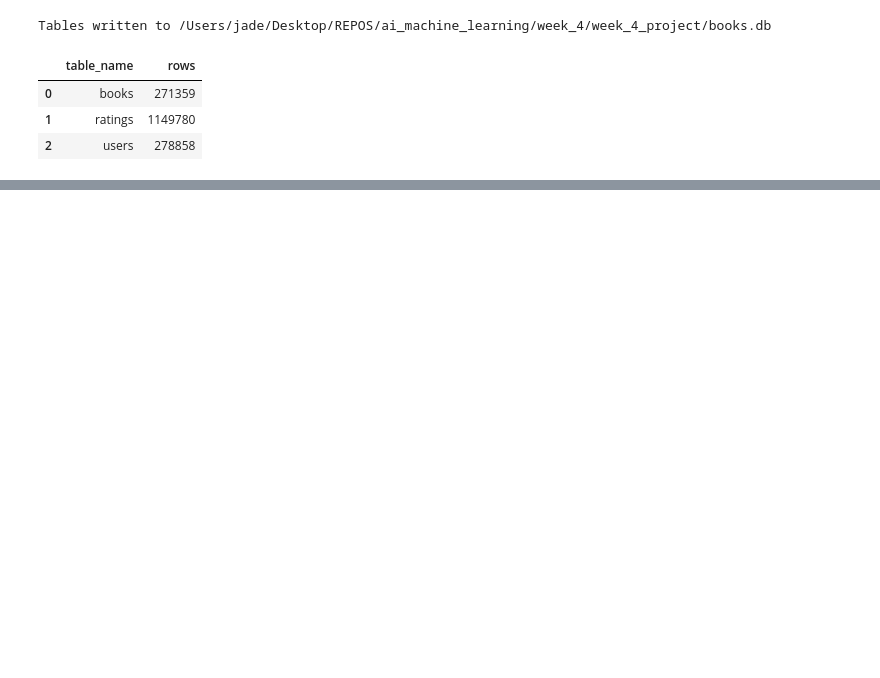
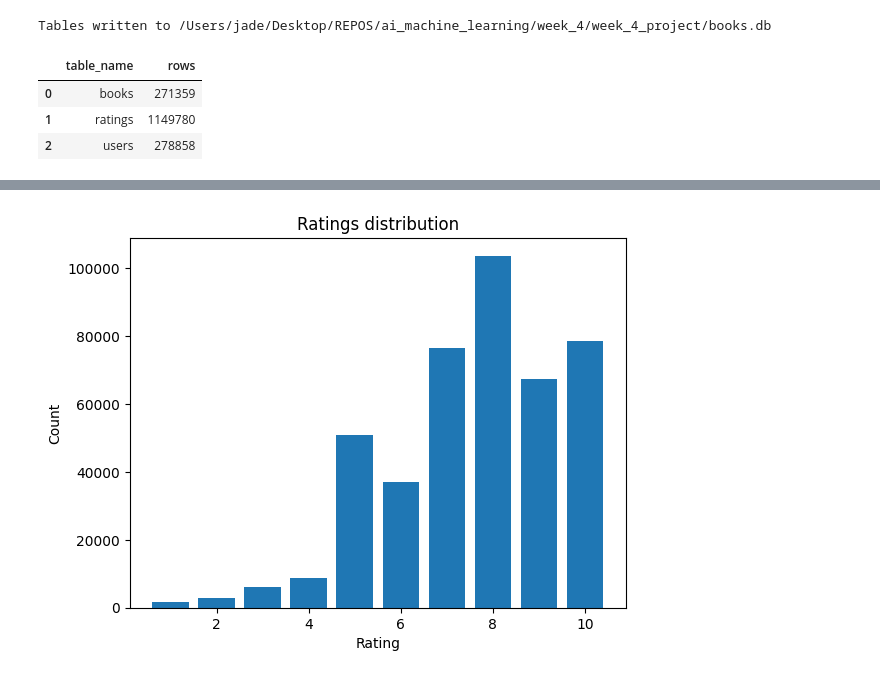
Before and after one commit to Jade-Jones-dev/ai_machine_learning, a Jupyter notebook: week_4/week_4_project/books.ipynb, the cells around one changed output, grey strips where cells are left out. Drawn from its saved outputs; the diff is of its cells as text; code cells hidden in the pictures; blank space fills up the shorter version.

```diff
--- a/week_4/week_4_project/books.ipynb
+++ b/week_4/week_4_project/books.ipynb
@@ -201,0 +313,19 @@ def sql_print(query: str, params: tuple | None = None, head: int = 5) -> pd.Data
+# %%
+rating_dist['rating'] = pd.to_numeric(rating_dist['rating'], errors='coerce')
+
+rating_dist_explicit = sql("""
+    SELECT "Book-Rating" AS rating, COUNT(*) AS n
+    FROM ratings
+    WHERE "Book-Rating" > 0
+    GROUP BY rating
+    ORDER BY rating;
+""")
+
+plt.figure()
+plt.bar(rating_dist_explicit['rating'], rating_dist_explicit['n'])
+plt.title("Ratings distribution")
+plt.xlabel("Rating")
+plt.ylabel("Count")
+plt.show()
+# %% [output]
+[figure, added]
```
Also changed, not shown: parts of 5 cells of this notebook, 2 other files.
